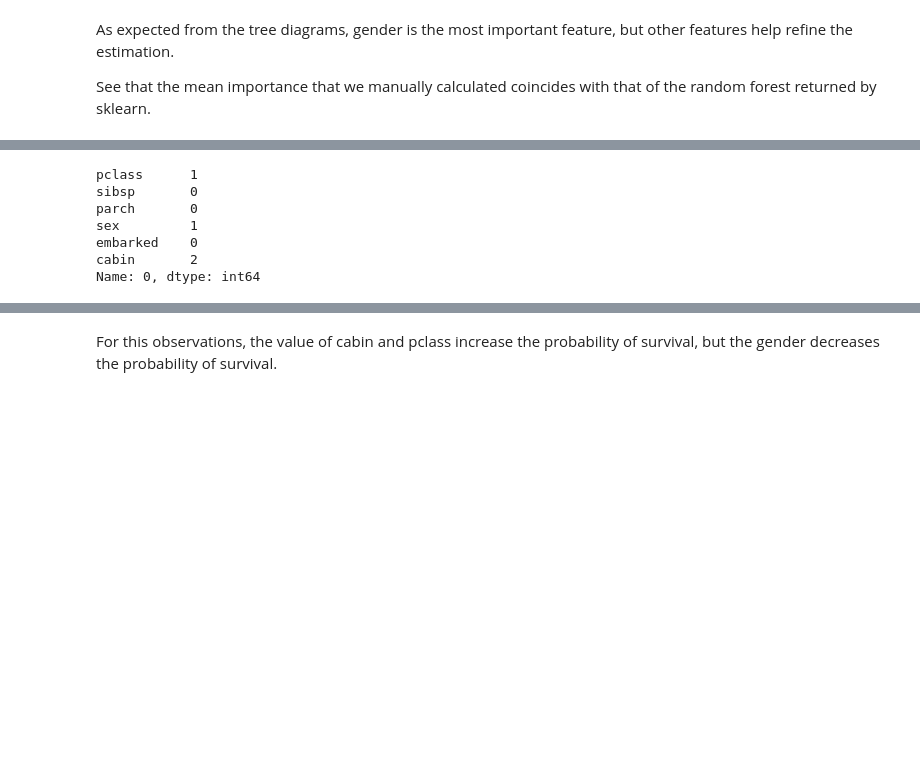
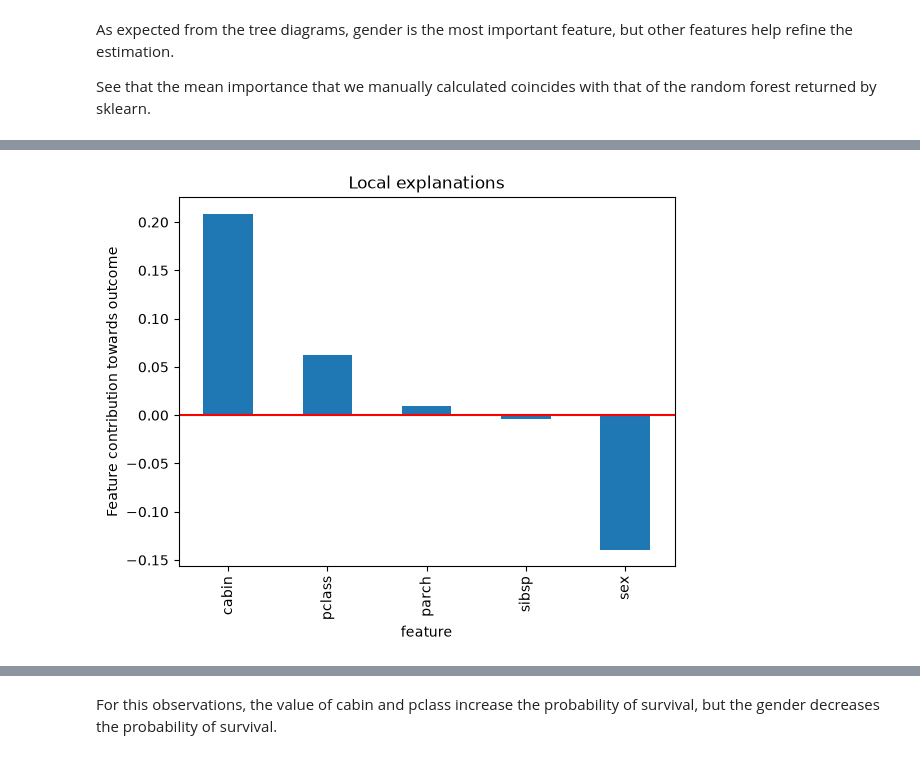
Before and after one commit to solegalli/machine-learning-interpretability, a Jupyter notebook: 07-random-forests/3-random-forests-classification.ipynb, the cells around one changed output, grey strips where cells are left out. Saved outputs shown, nothing was run; the diff lists cells and outputs as text; code cells hidden in the pictures; blank space fills up the shorter version.

```diff
--- a/07-random-forests/3-random-forests-classification.ipynb
+++ b/07-random-forests/3-random-forests-classification.ipynb
@@ -198,2 +202,7 @@ from treeinterpreter import treeinterpreter as ti
 # %%
-prediction, bias, contributions = ti.predict(rf, X_test)
+# First sample
+
+row = X_test.iloc[0]
+
+contrib = eli5.explain_prediction_df(rf, row, feature_names=list(X_train.columns), targets=[1])
+contrib
@@ -200,12 +217,8 @@ prediction, bias, contributions = ti.predict(rf, X_test)
 # %%
-X_test.reset_index(drop=True, inplace=True)
-
-X_test.loc[0]
+contrib.set_index("feature")["weight"].drop("<BIAS>").plot.bar()
+plt.axhline(y=0, color='r', linestyle='-')
+plt.ylabel("Feature contribution towards outcome")
+plt.title("Local explanations")
+plt.show()
 # %% [output]
-pclass      1
-sibsp       0
-parch       0
-sex         1
-embarked    0
-cabin       2
-Name: 0, dtype: int64
+[figure, added]
```
Also changed, not shown: parts of 13 cells of this notebook, 2 other files.
